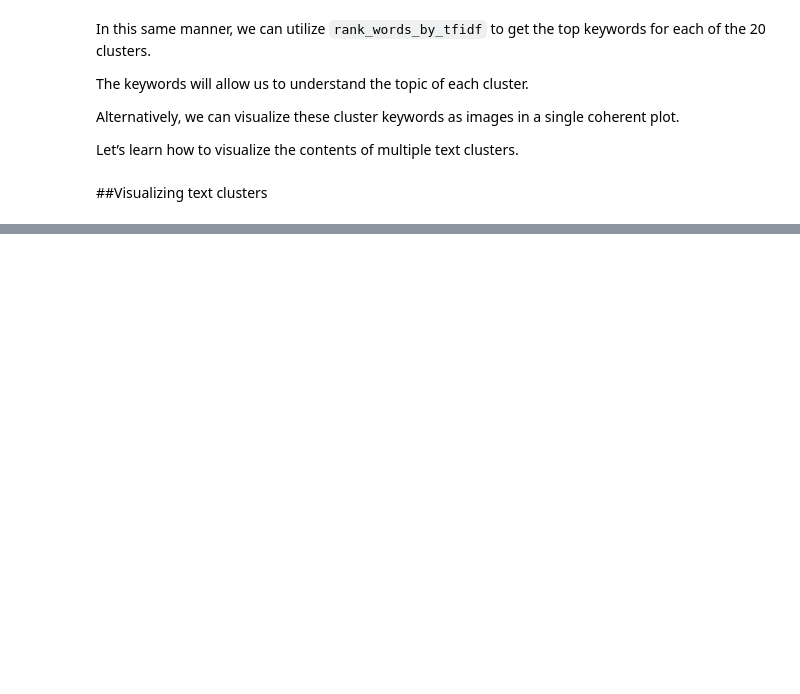
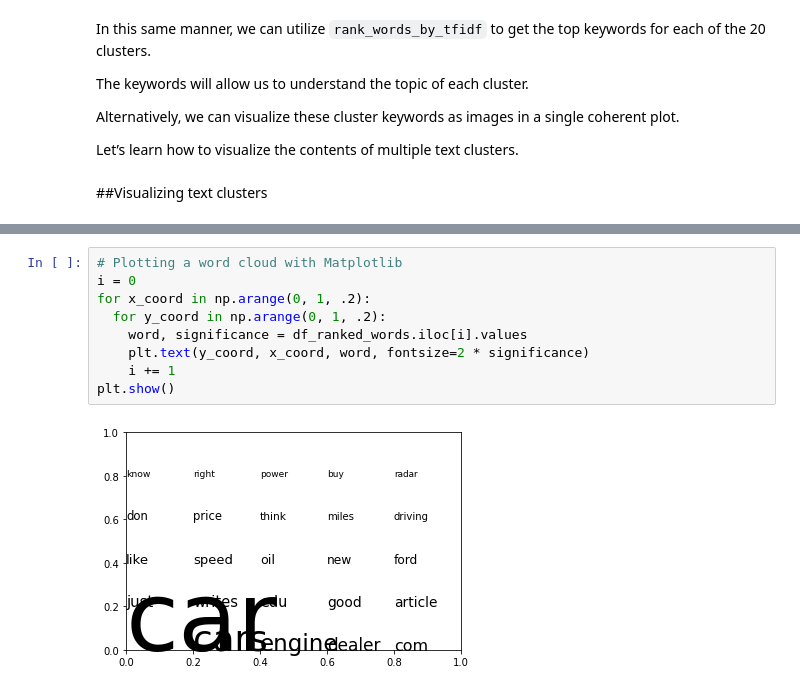
Before and after one commit to rahiakela/data-science-research-and-practice, a Jupyter notebook: data-science-bookcamp/case-study-4--job-resume-improvement/03_large_text_analysis_using_clustering.ipynb, the cells around one changed output, grey strips where cells are left out. Drawn from its saved outputs; the diff is of its cells as text; blank space fills up the shorter version.

```diff
--- a/data-science-bookcamp/case-study-4--job-resume-improvement/03_large_text_analysis_using_clustering.ipynb
+++ b/data-science-bookcamp/case-study-4--job-resume-improvement/03_large_text_analysis_using_clustering.ipynb
@@ -1077,0 +1101,11 @@ Let’s learn how to visualize the contents of multiple text clusters.
+# %%
+# Plotting a word cloud with Matplotlib
+i = 0
+for x_coord in np.arange(0, 1, .2):
+  for y_coord in np.arange(0, 1, .2):
+    word, significance = df_ranked_words.iloc[i].values
+    plt.text(y_coord, x_coord, word, fontsize=2 * significance)
+    i += 1
+plt.show()
+# %% [output]
+[figure, added]
```
Also changed, not shown: parts of 14 cells of this notebook.
